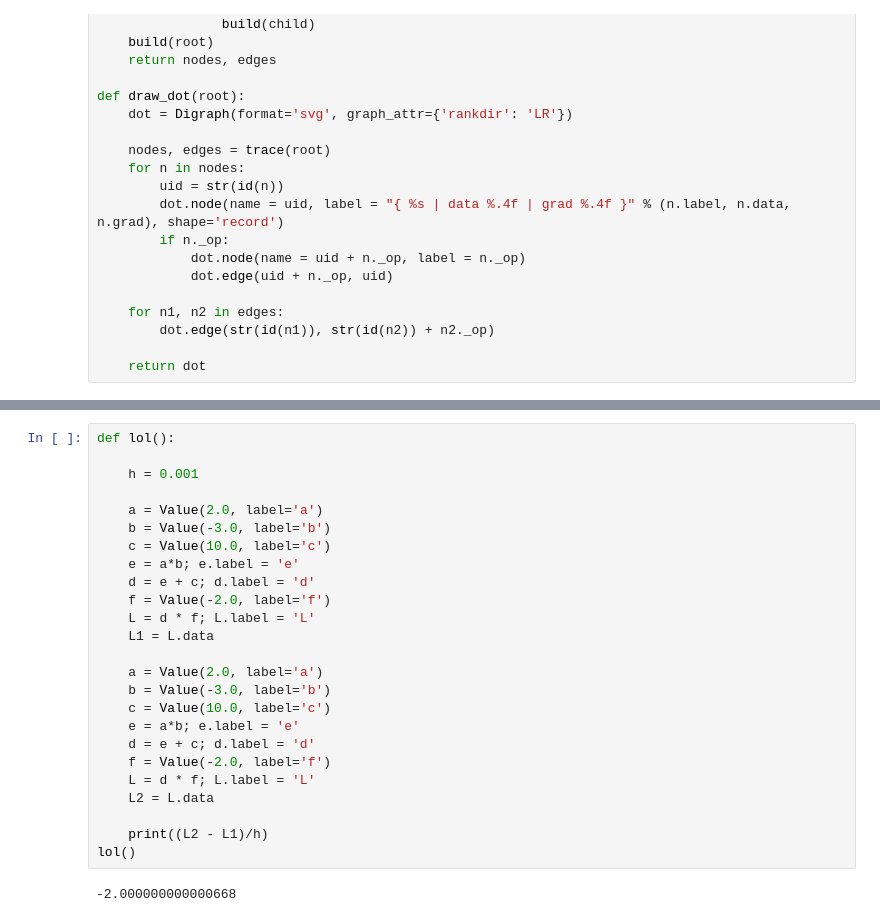
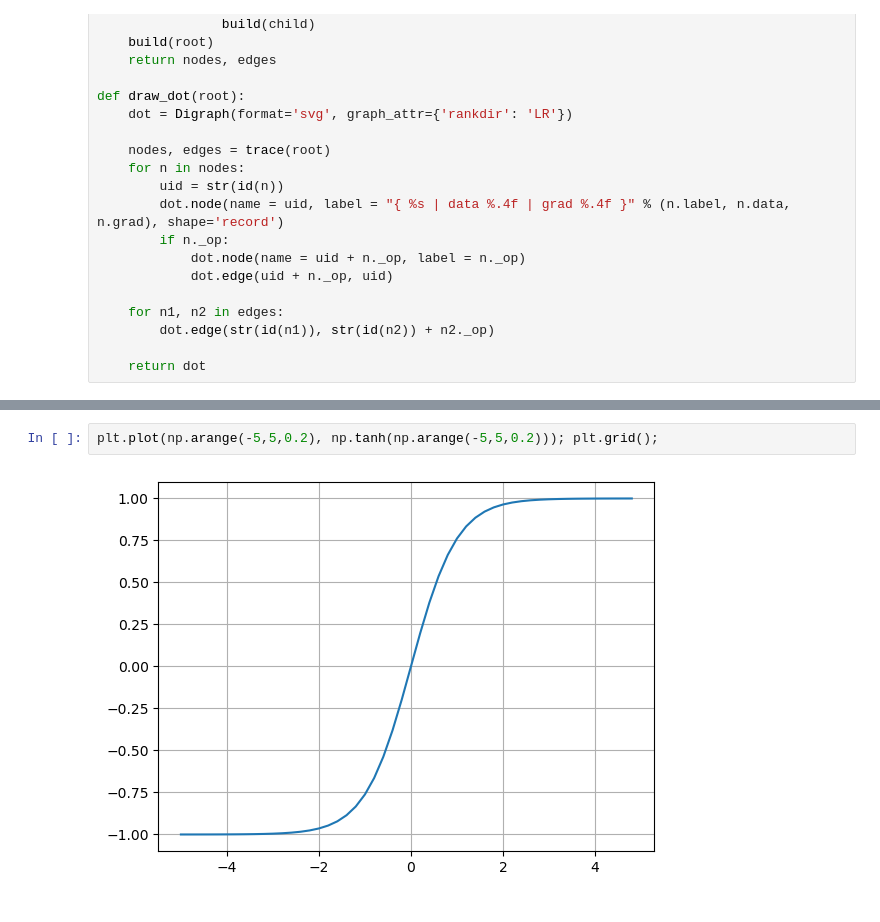
Before and after one commit to ethan-ung/Neural-Networks-LLM, a Jupyter notebook: Neural-Networks/Micrograd.ipynb, the cells around one changed output, grey strips where cells are left out. Drawn from its saved outputs; the diff is of its cells as text.

```diff
--- a/Neural-Networks/Micrograd.ipynb
+++ b/Neural-Networks/Micrograd.ipynb
@@ -170,27 +187,4 @@ dL / da = dL/de * de/da
-# %%
-def lol():
-
-    h = 0.001
-
-    a = Value(2.0, label='a')
-    b = Value(-3.0, label='b')
-    c = Value(10.0, label='c')
-    e = a*b; e.label = 'e'
-    d = e + c; d.label = 'd'
-    f = Value(-2.0, label='f')
-    L = d * f; L.label = 'L'
-    L1 = L.data
-
-    a = Value(2.0, label='a')
-    b = Value(-3.0, label='b')
-    c = Value(10.0, label='c')
-    e = a*b; e.label = 'e'
-    d = e + c; d.label = 'd'
-    f = Value(-2.0, label='f')
-    L = d * f; L.label = 'L'
-    L2 = L.data
-
-    print((L2 - L1)/h)
-lol()
-# %% [output]
--2.000000000000668
+# %%
+plt.plot(np.arange(-5,5,0.2), np.tanh(np.arange(-5,5,0.2))); plt.grid();
+# %% [output]
+[figure, added]
```
Also changed, not shown: parts of 29 cells of this notebook.
